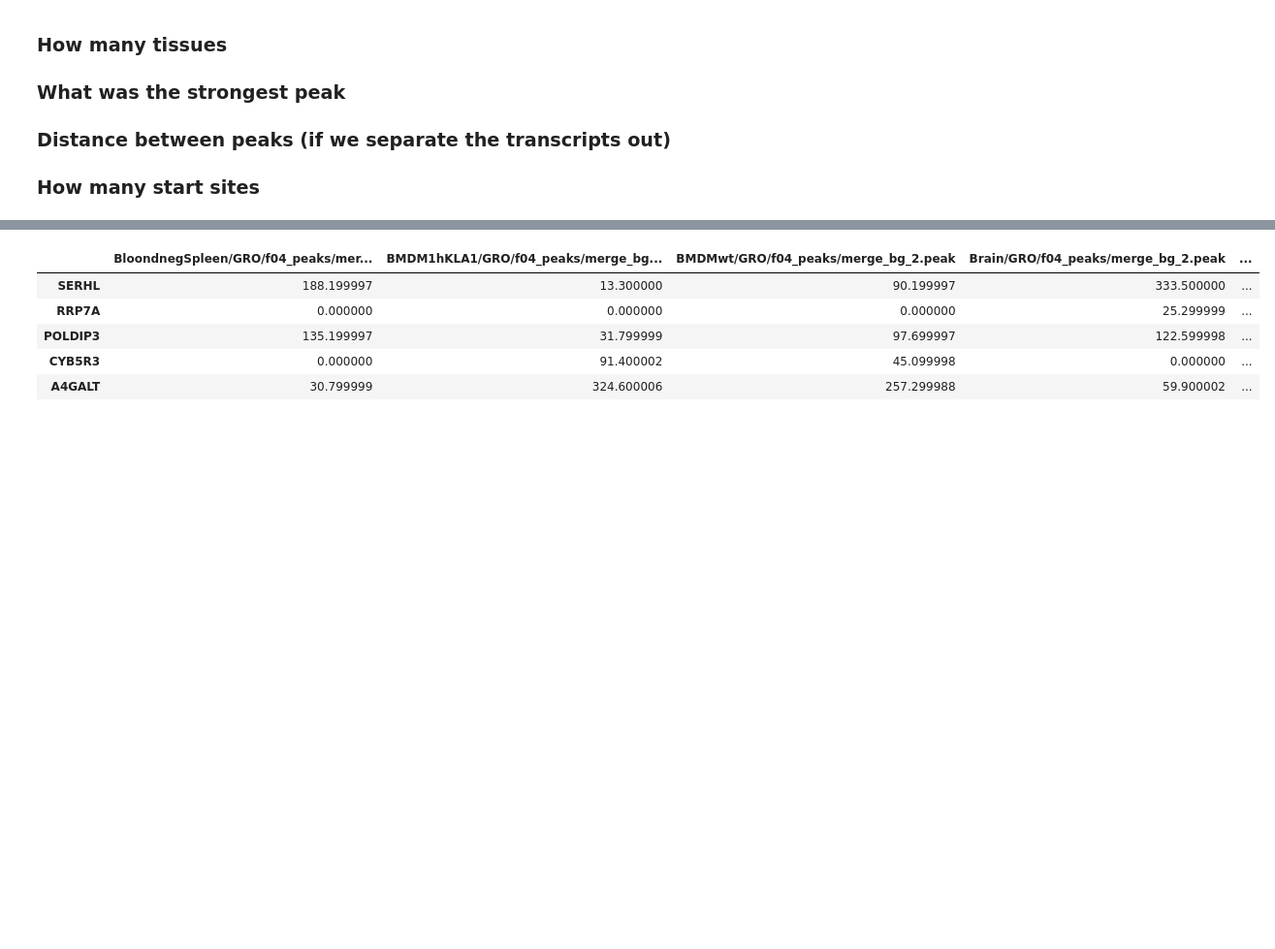
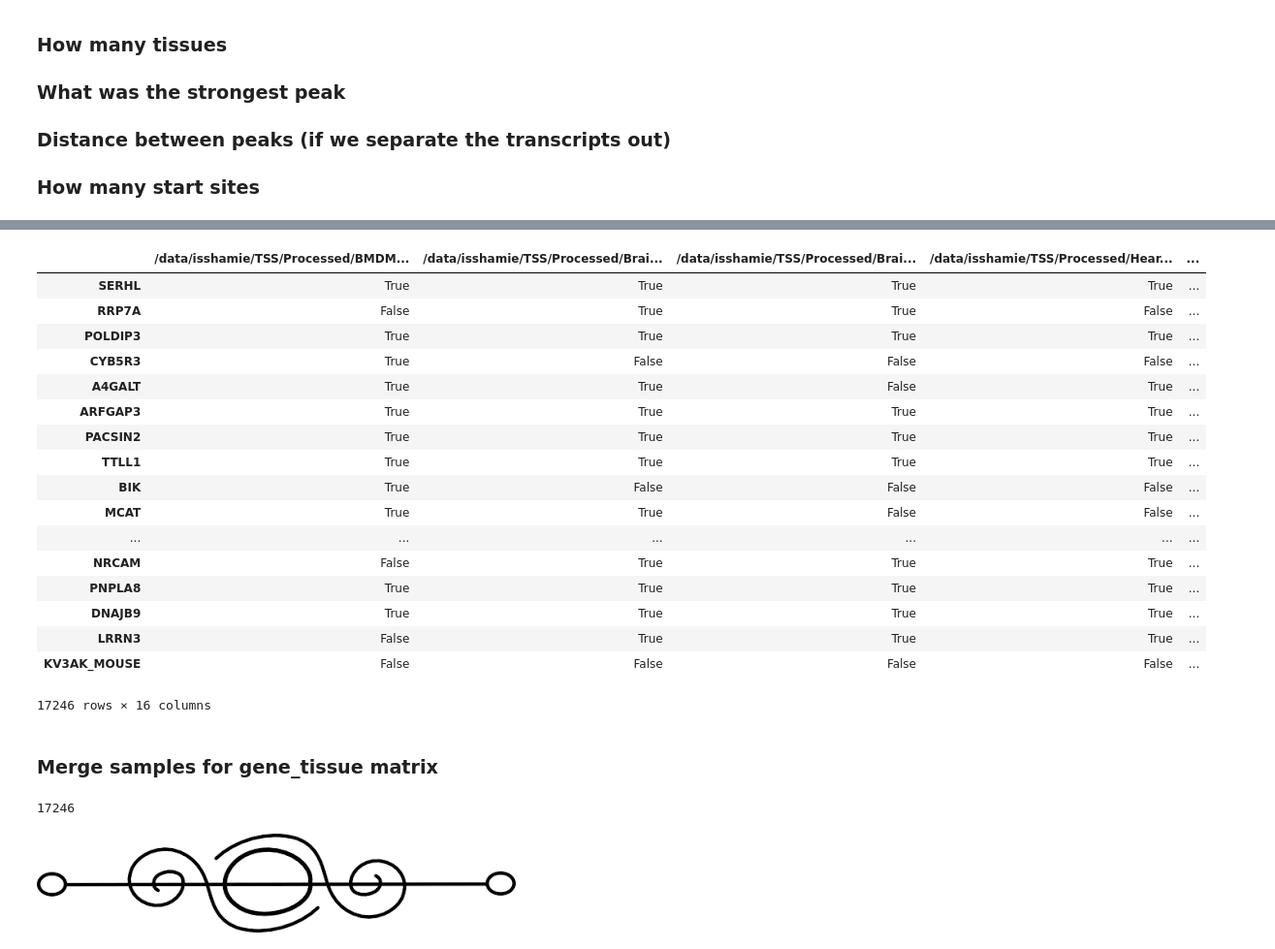
Before and after one commit to isshamie/CH_TSS, a Jupyter notebook: Create_TSS_by_tissue.ipynb, the cells around one changed output, grey strips where cells are left out. Shown at 97% size. Drawn from its saved outputs; the diff is of its cells as text; code cells hidden in the pictures; blank space fills up the shorter version.

```diff
--- a/Create_TSS_by_tissue.ipynb
+++ b/Create_TSS_by_tissue.ipynb
@@ -85,6 +101,0 @@ Number of Unique annotations:  64895
-# %%
-tss = pd.read_csv(tss_annotation,sep='\t',index_col=0)
-
-### Need to create an extra column for tss called 'actual_start'.
-### This is to take care of issue of a gene starting at the End when it's on the minus strand
-tss['actual_start'] = tss.apply( lambda x: x['Start'] if x['Strand'] == '+' else x['End'],axis=1)
@@ -102,11 +104,12 @@ tss.head()
 ### Create additional column with the nearest TSS , gene and gene_id
 #### Also determine a) average distance between start sites b) scatter plot of top 2 highest, if only one, color that one but just duplicate it
 # %%
+%%time
 anno_peaks['Nearest TSS'] = ''
 anno_peaks['Distance to TSS'] = np.infty
 anno_peaks['isSameStrand'] = False
 
-for ind,val in tqdm_notebook(anno_peaks.iterrows()):
+for ind,val in (anno_peaks.iterrows()):
     filt = tss[val['Chr'] == tss['Chr']]
     peak_start = (val['Start']+val['End'])/2
     if len(filt) != 0:
@@ -521,0 +498,4 @@ print('Fraction of gene_ids with start sites: ',1.0*np.sum(gene_id_df['hasGene']
+# %%
+txn_df = pickle.load(open('Results/txn_df.p','rb'))
+gene_df = pickle.load(open('Results/gene_df.p','rb'))
+gene_id_df = pickle.load(open('Results/gene_id_df.p','rb'))
@@ -666,13 +626,13 @@ gene_df = pickle.load(open("Results/gene_df.p",'rb'))
 # %%
-def gene_df_to_TSS_expression(gene_df,peak_tissue_matrix):
+def gene_df_to_TSS_expression(gene_df,peak_tissue_matrix,col_name = 'promoterPeaks'):
     ''' Create geneXpeakValue matrix where rows are genes and cols are tissues.
     For each gene, take all the peaks that match that, and for each tissue, take its max expression for each tissue
     '''
     gene_tissue_matrix = pd.DataFrame(index=gene_df.index,columns=peak_tissue_matrix.columns,dtype='float32').fillna(0)
 
-    for ind,val in tqdm_notebook(gene_df.iterrows()):
-        if type(val['promoterPeaks']) == list:#type(val['sameSt'~np.isnan(val['promoterPeaks']):
-            curr_peaks = peak_tissue_matrix[peak_tissue_matrix.index.isin(val['promoterPeaks'])]
+    for ind,val in tqdm.tqdm_notebook(gene_df.iterrows()):
+        if type(val[col_name]) == list:#type(val['sameSt'~np.isnan(val['promoterPeaks']):
+            curr_peaks = peak_tissue_matrix[peak_tissue_matrix.index.isin(val[col_name])]
             gene_tissue_matrix.loc[ind] = curr_peaks.max()
     gene_tissue_matrix.fillna(0,inplace=True)
     return gene_tissue_matrix
@@ -692,9 +658,23 @@ print(len(short_gene_tissue))
 # %%
-gene_tissue_matrix.head()
+gene_tissue_matrix>0
 # %% [output]
-|  | BloondnegSpleen/GRO/f04_peaks/mer... | BMDM1hKLA1/GRO/f04_peaks/merge_bg... | BMDMwt/GRO/f04_peaks/merge_bg_2.peak | Brain/GRO/f04_peaks/merge_bg_2.peak | ... |
-| SERHL | 188.199997 | 13.300000 | 90.199997 | 333.500000 | ... |
-| RRP7A | 0.000000 | 0.000000 | 0.000000 | 25.299999 | ... |
-| POLDIP3 | 135.199997 | 31.799999 | 97.699997 | 122.599998 | ... |
-| CYB5R3 | 0.000000 | 91.400002 | 45.099998 | 0.000000 | ... |
-| A4GALT | 30.799999 | 324.600006 | 257.299988 | 59.900002 | ... |
+|  | /data/isshamie/TSS/Processed/BMDM... | /data/isshamie/TSS/Processed/Brai... | /data/isshamie/TSS/Processed/Brai... | /data/isshamie/TSS/Processed/Hear... | ... |
+| SERHL | True | True | True | True | ... |
+| RRP7A | False | True | True | False | ... |
+| POLDIP3 | True | True | True | True | ... |
+| CYB5R3 | True | False | False | False | ... |
+| A4GALT | True | True | False | True | ... |
+| ARFGAP3 | True | True | True | True | ... |
+| PACSIN2 | True | True | True | True | ... |
+| TTLL1 | True | True | True | True | ... |
+| BIK | True | False | False | False | ... |
+| MCAT | True | True | False | False | ... |
+| ... | ... | ... | ... | ... | ... |
+| NRCAM | False | True | True | True | ... |
+| PNPLA8 | True | True | True | True | ... |
+| DNAJB9 | True | True | True | True | ... |
+| LRRN3 | False | True | True | True | ... |
+| KV3AK_MOUSE | False | False | False | False | ... |
+17246 rows × 16 columns
+# %% [markdown]
+### Merge samples for gene_tissue matrix
@@ -700,0 +690,4 @@ gene_tissue_matrix.head()
+# %%
+gene_df.shape[0]
+# %% [output]
+17246
@@ -700,0 +697,5 @@ gene_tissue_matrix.head()
+# %%
+from IPython.display import Image
+Image(filename='/home/isshamie/chapter_break.png')
+# %% [output]
+[figure, added]
```
Also changed, not shown: parts of 64 cells of this notebook, 8 other files.
